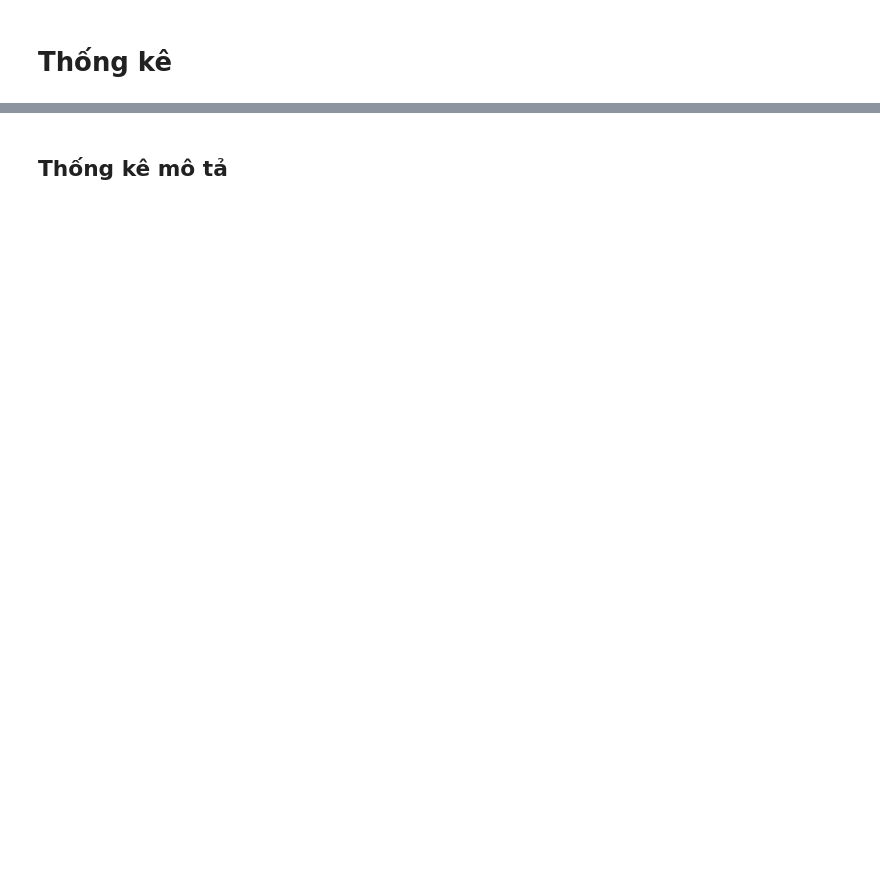
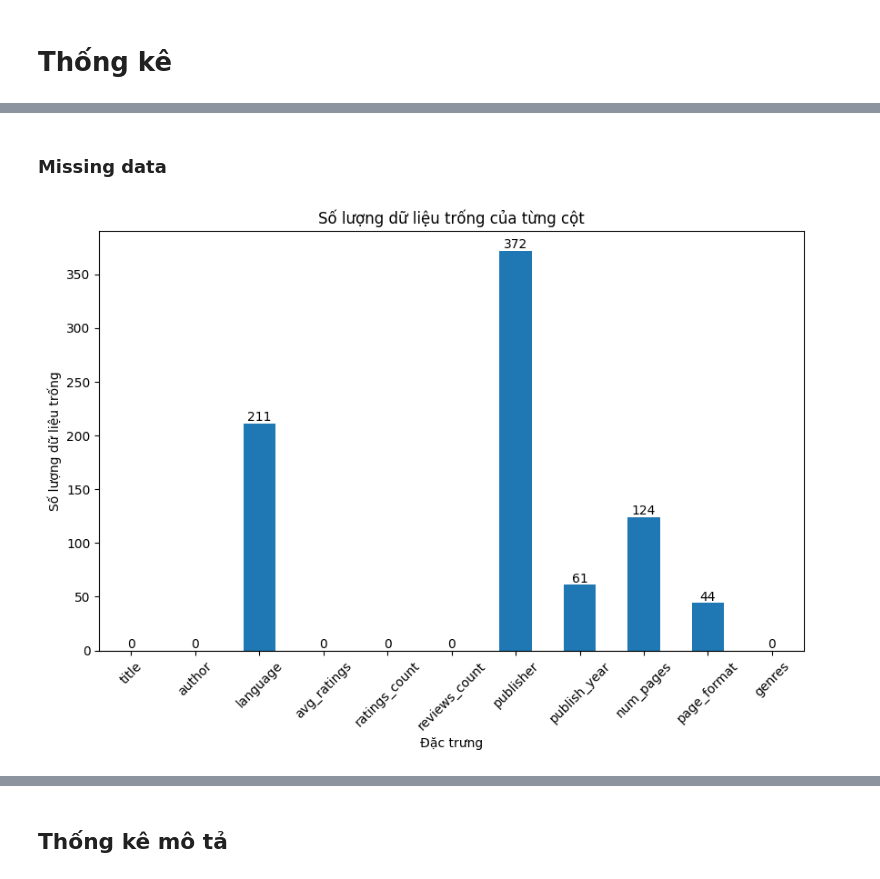
Before and after one commit to legitb0y/KHDL_CK_DCD, a Jupyter notebook: thongkemota.ipynb, the cells around one changed output, grey strips where cells are left out. Drawn from its saved outputs; the diff is of its cells as text; code cells hidden in the pictures; blank space fills up the shorter version.

Commit message:
fix data

```diff
--- a/thongkemota.ipynb
+++ b/thongkemota.ipynb
@@ -15,0 +20,21 @@ df.head()
+# %% [markdown]
+### Missing data
+# %%
+# Tạo một series chứa số lượng dữ liệu trống của từng cột
+missing_data = df.isnull().sum()
+
+# Tạo biểu đồ cột
+plt.figure(figsize=(10, 6))
+missing_data.plot(kind='bar')
+plt.title('Số lượng dữ liệu trống của từng cột')
+plt.xlabel('Đặc trưng')
+plt.ylabel('Số lượng dữ liệu trống')
+plt.xticks(rotation=45)
+
+# Thêm số trên đỉnh của mỗi cột
+for i, value in enumerate(missing_data):
+    plt.annotate(str(value), xy=(i, value), ha='center', va='bottom')
+
+plt.show()
+# %% [output]
+[figure, added]
```
Also changed, not shown: parts of 20 cells of this notebook.
